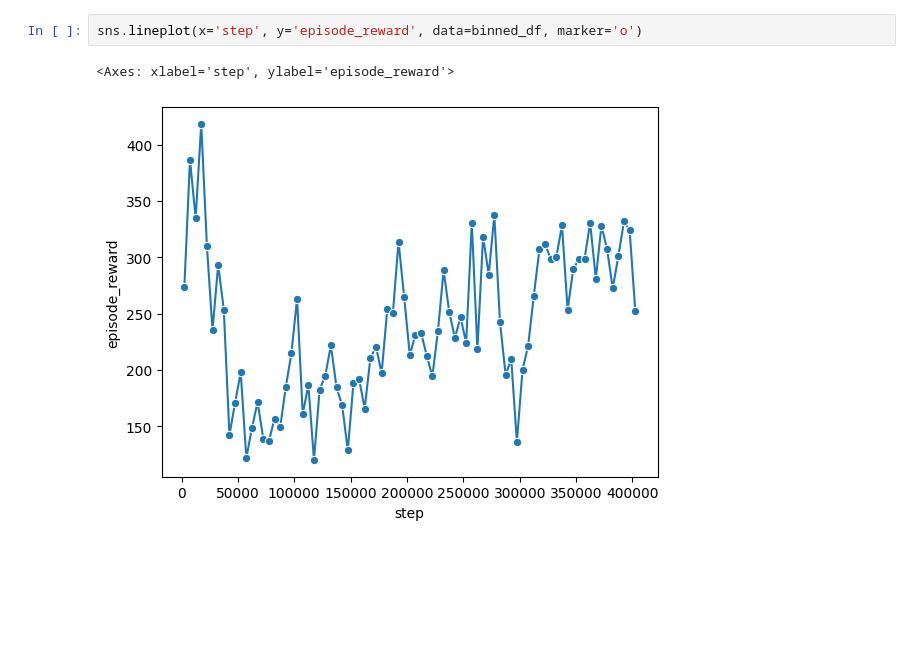
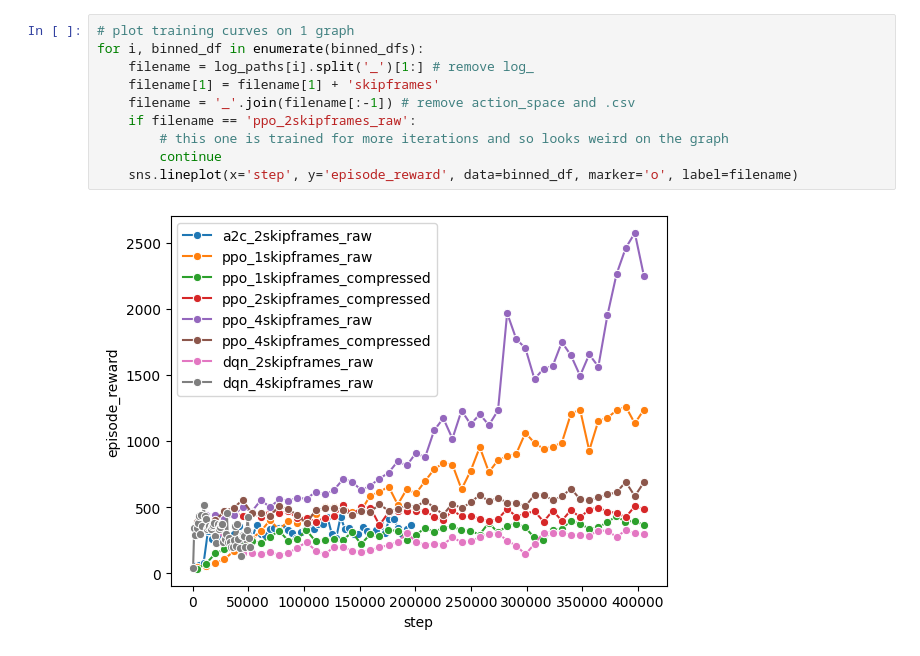
Before and after one commit to jacksonflowers/maRLo, a Jupyter notebook: train_curves.ipynb, the cells around one changed output. Cells and saved outputs as stored; diff of their text form; blank space fills up the shorter version.

```diff
--- a/train_curves.ipynb
+++ b/train_curves.ipynb
@@ -46,5 +44,12 @@ sns.lineplot(x='step', y='episode_reward', data=binned_df, marker='o')
-# %%
-sns.lineplot(x='step', y='episode_reward', data=binned_df, marker='o')
-# %% [output]
-<Axes: xlabel='step', ylabel='episode_reward'>
-[figure, removed]
+# %%
+# plot training curves on 1 graph
+for i, binned_df in enumerate(binned_dfs):
+    filename = log_paths[i].split('_')[1:] # remove log_
+    filename[1] = filename[1] + 'skipframes'
+    filename = '_'.join(filename[:-1]) # remove action_space and .csv
+    if filename == 'ppo_2skipframes_raw':
+        # this one is trained for more iterations and so looks weird on the graph
+        continue
+    sns.lineplot(x='step', y='episode_reward', data=binned_df, marker='o', label=filename)
+# %% [output]
+[figure, added]
```
Also changed, not shown: parts of 10 cells of this notebook.
